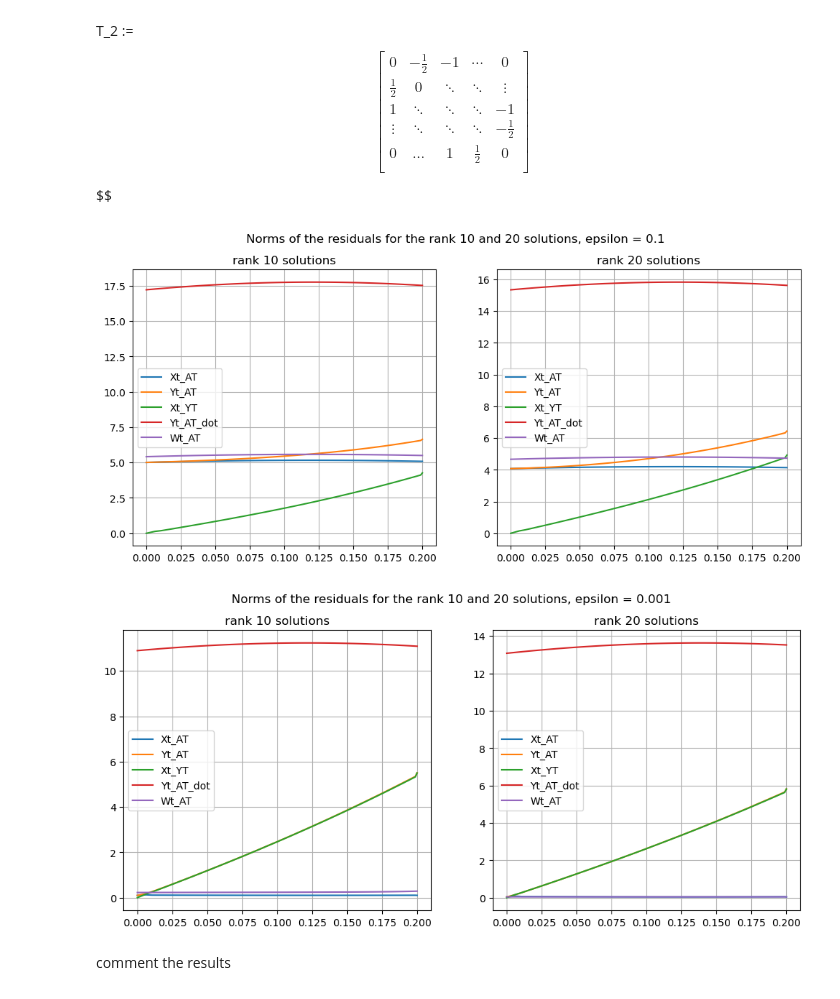
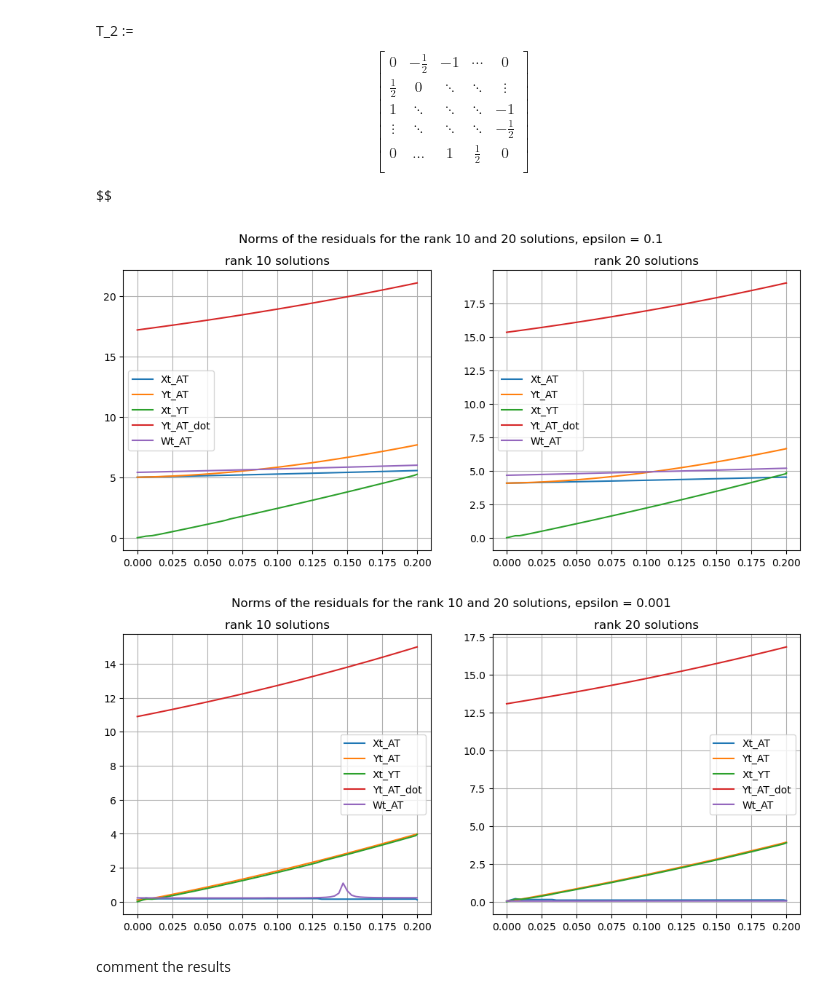
Before and after one commit to albertbayazidi/Dynamic-Low-Rank-Approximations-and-Bidiagonalization, a Jupyter notebook: main.ipynb, the cells around one changed output. Cells and saved outputs as stored; diff of their text form; code cells hidden in the pictures.

Commit message:
fixed A, made change in plots of norms

```diff
--- a/main.ipynb
+++ b/main.ipynb
@@ -151,17 +151,17 @@ t0 = 0
 tf = 0.2
 h0 = 0.1 # initial step size in vssi
 
-Yt,Xt,Yt_dot,Wt,t_vals = solve_task4(10,ex.A,h0,tf,tol)
-Xt_AT,Yt_AT,Xt_YT,Yt_AT_dot,Wt_AT = compute_nomrs(t_vals,Xt,Yt,ex.A,Yt_dot,ex.A_dot,Wt)
+Yt,Xt,Yt_dot,Wt,t_vals1 = solve_task4(10,ex.A,h0,tf,tol)
+Xt_AT,Yt_AT,Xt_YT,Yt_AT_dot,Wt_AT = compute_nomrs(t_vals1,Xt,Yt,ex.A,Yt_dot,ex.A_dot,Wt)
 norm_array1 = [Xt_AT,Yt_AT,Xt_YT,Yt_AT_dot,Wt_AT]
 
-Yt,Xt,Yt_dot,Wt,t_vals = solve_task4(20,ex.A,h0,tf,tol)
-Xt_AT,Yt_AT,Xt_YT,Yt_AT_dot,Wt_AT = compute_nomrs(t_vals,Xt,Yt,ex.A,Yt_dot,ex.A_dot,Wt)
+Yt,Xt,Yt_dot,Wt,t_vals2 = solve_task4(20,ex.A,h0,tf,tol)
+Xt_AT,Yt_AT,Xt_YT,Yt_AT_dot,Wt_AT = compute_nomrs(t_vals2,Xt,Yt,ex.A,Yt_dot,ex.A_dot,Wt)
 norm_array2 = [Xt_AT,Yt_AT,Xt_YT,Yt_AT_dot,Wt_AT]
 # %%
-plot_norms(t_vals,norm_array1,norm_array2,10**-1)
+plot_norms(t_vals1,t_vals2,norm_array1,norm_array2,10**-1)
 # %% [output]
-[figure, old version]
+[figure, new version]
 # %%
 tol = 1.e-3
 t0 = 0
@@ -177,7 +177,7 @@ Xt_AT,Yt_AT,Xt_YT,Yt_AT_dot,Wt_AT = compute_nomrs(t_vals,Xt,Yt,ex.A_3,Yt_dot,ex.
 norm_array2 = [Xt_AT,Yt_AT,Xt_YT,Yt_AT_dot,Wt_AT]
 # %%
-plot_norms(t_vals,norm_array1,norm_array2,10**-3)
+plot_norms(t_vals1,t_vals2,norm_array1,norm_array2,10**-3)
 # %% [output]
-[figure, old version]
+[figure, new version]
 # %% [markdown]
 comment the results
```
Also changed, not shown: parts of 1 cell of this notebook, 2 other files.
